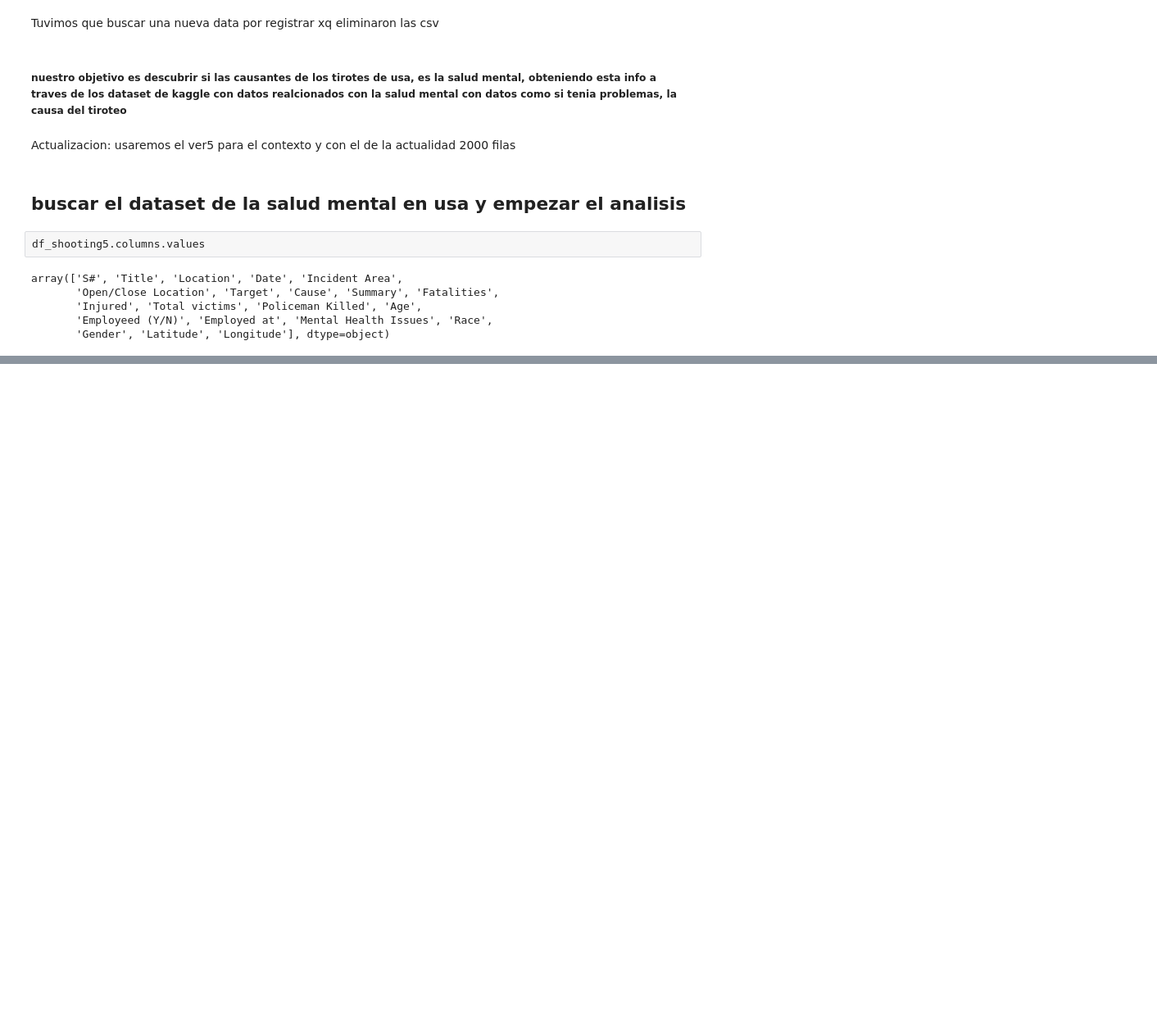
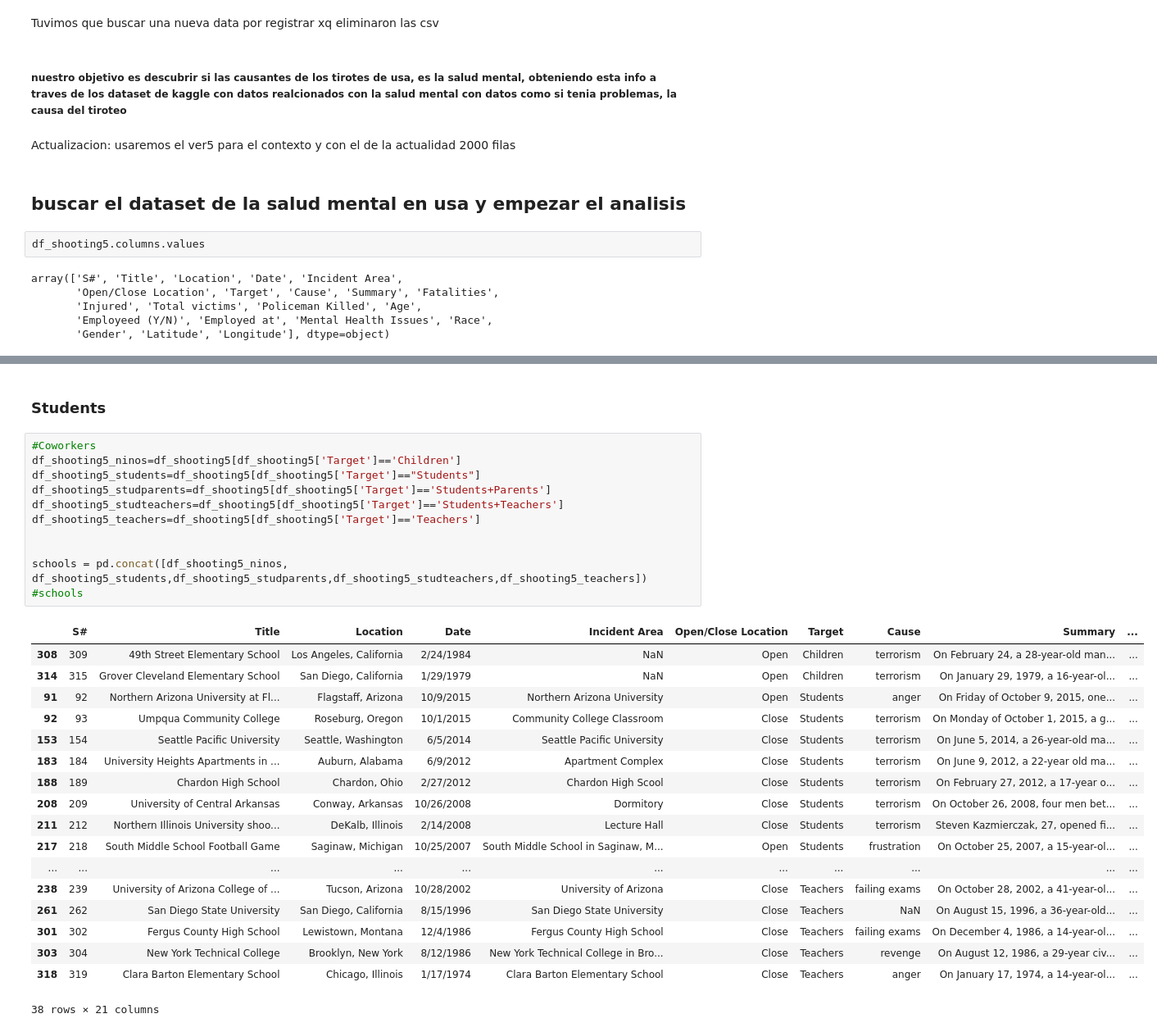
Before and after one commit to panxolopez/proyecto_mineria, a Jupyter notebook: proyecto.ipynb, the cells around one changed output, grey strips where cells are left out. Shown: that part at 82% size. Cells and saved outputs as stored; diff of their text form; blank space fills up the shorter version.

```diff
--- a/proyecto.ipynb
+++ b/proyecto.ipynb
@@ -244,0 +257,32 @@ mental
+# %% [markdown]
+### Students
+# %%
+#Coworkers
+df_shooting5_ninos=df_shooting5[df_shooting5['Target']=='Children']
+df_shooting5_students=df_shooting5[df_shooting5['Target']=="Students"]
+df_shooting5_studparents=df_shooting5[df_shooting5['Target']=='Students+Parents']
+df_shooting5_studteachers=df_shooting5[df_shooting5['Target']=='Students+Teachers']
+df_shooting5_teachers=df_shooting5[df_shooting5['Target']=='Teachers']
+
+
+schools = pd.concat([df_shooting5_ninos, df_shooting5_students,df_shooting5_studparents,df_shooting5_studteachers,df_shooting5_teachers])
+#schools
+# %% [output]
+|  | S# | Title | Location | Date | Incident Area | Open/Close Location | Target | Cause | Summary | ... |
+| 308 | 309 | 49th Street Elementary School | Los Angeles, California | 2/24/1984 | NaN | Open | Children | terrorism | On February 24, a 28-year-old man... | ... |
+| 314 | 315 | Grover Cleveland Elementary School | San Diego, California | 1/29/1979 | NaN | Open | Children | terrorism | On January 29, 1979, a 16-year-ol... | ... |
+| 91 | 92 | Northern Arizona University at Fl... | Flagstaff, Arizona | 10/9/2015 | Northern Arizona University | Open | Students | anger | On Friday of October 9, 2015, one... | ... |
+| 92 | 93 | Umpqua Community College | Roseburg, Oregon | 10/1/2015 | Community College Classroom | Close | Students | terrorism | On Monday of October 1, 2015, a g... | ... |
+| 153 | 154 | Seattle Pacific University | Seattle, Washington | 6/5/2014 | Seattle Pacific University | Close | Students | terrorism | On June 5, 2014, a 26-year-old ma... | ... |
+| 183 | 184 | University Heights Apartments in ... | Auburn, Alabama | 6/9/2012 | Apartment Complex | Close | Students | terrorism | On June 9, 2012, a 22-year old ma... | ... |
+| 188 | 189 | Chardon High School | Chardon, Ohio | 2/27/2012 | Chardon High Scool | Close | Students | terrorism | On February 27, 2012, a 17-year o... | ... |
+| 208 | 209 | University of Central Arkansas | Conway, Arkansas | 10/26/2008 | Dormitory | Close | Students | terrorism | On October 26, 2008, four men bet... | ... |
+| 211 | 212 | Northern Illinois University shoo... | DeKalb, Illinois | 2/14/2008 | Lecture Hall | Close | Students | terrorism | Steven Kazmierczak, 27, opened fi... | ... |
+| 217 | 218 | South Middle School Football Game | Saginaw, Michigan | 10/25/2007 | South Middle School in Saginaw, M... | Open | Students | frustration | On October 25, 2007, a 15-year-ol... | ... |
+| ... | ... | ... | ... | ... | ... | ... | ... | ... | ... | ... |
+| 238 | 239 | University of Arizona College of ... | Tucson, Arizona | 10/28/2002 | University of Arizona | Close | Teachers | failing exams | On October 28, 2002, a 41-year-ol... | ... |
+| 261 | 262 | San Diego State University | San Diego, California | 8/15/1996 | San Diego State University | Close | Teachers | NaN | On August 15, 1996, a 36-year-old... | ... |
+| 301 | 302 | Fergus County High School | Lewistown, Montana | 12/4/1986 | Fergus County High School | Close | Teachers | failing exams | On December 4, 1986, a 14-year-ol... | ... |
+| 303 | 304 | New York Technical College | Brooklyn, New York | 8/12/1986 | New York Technical College in Bro... | Close | Teachers | revenge | On August 12, 1986, a 29-year civ... | ... |
+| 318 | 319 | Clara Barton Elementary School | Chicago, Illinois | 1/17/1974 | Clara Barton Elementary School | Close | Teachers | anger | On January 17, 1974, a 14-year-ol... | ... |
+38 rows × 21 columns
```
Also changed, not shown: parts of 14 cells of this notebook, 1 other file.
